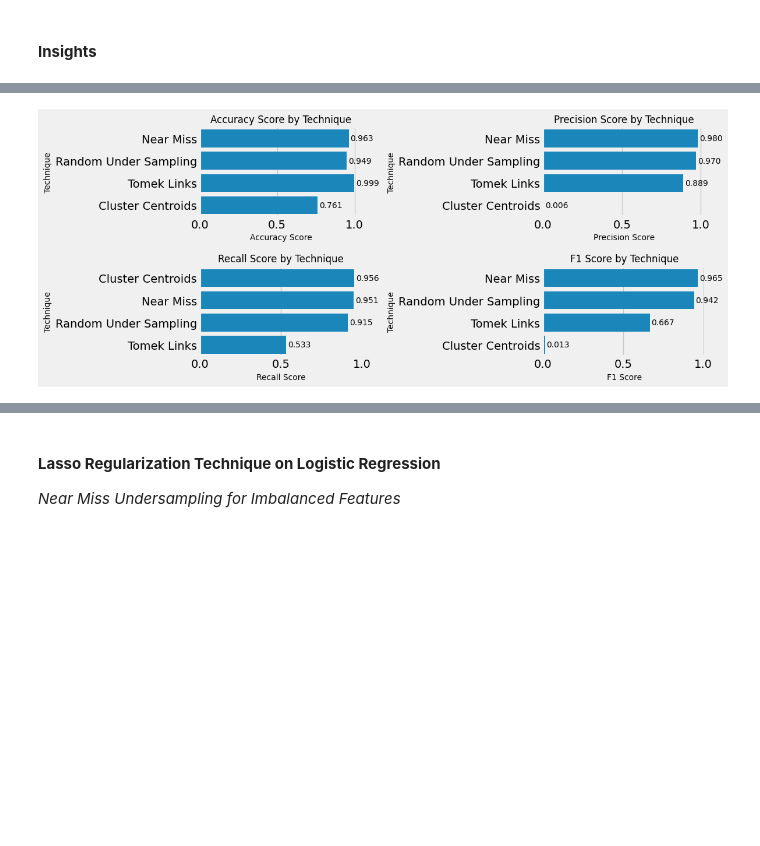
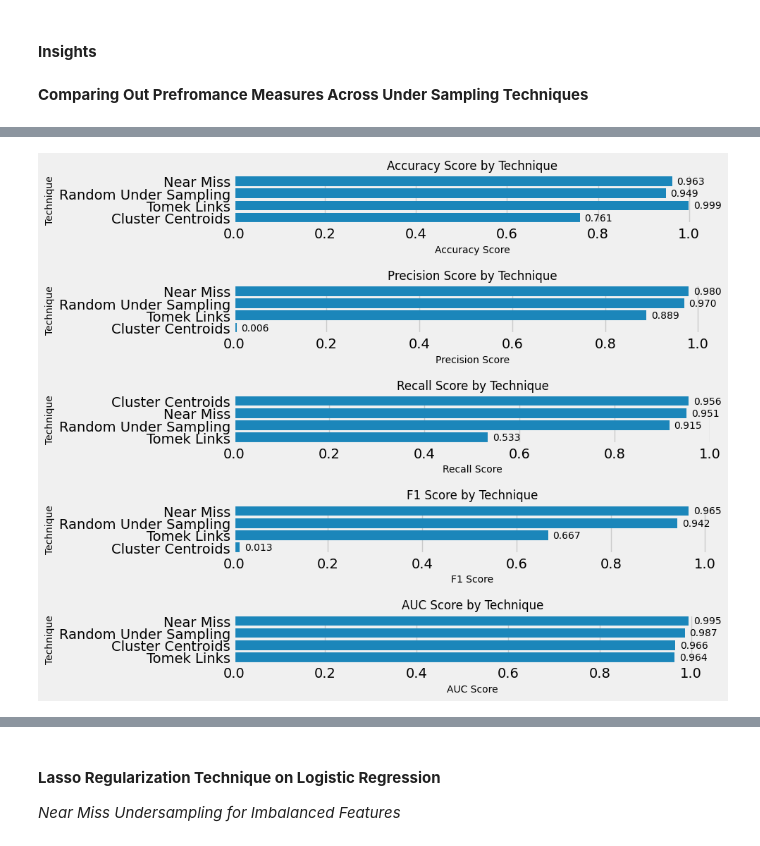
Before and after one commit to ZiadMAlsawy/ML_Project, a Jupyter notebook: Task_2.ipynb, the cells around one changed output, grey strips where cells are left out. Saved outputs shown, nothing was run; the diff lists cells and outputs as text; code cells hidden in the pictures; blank space fills up the shorter version.

```diff
--- a/Task_2.ipynb
+++ b/Task_2.ipynb
@@ -350,7 +351,7 @@ LR_Imbalanced = {
     'ROC Curve': roc_curve(y_test, y_pred_proba),
     'Confusion Matrix': confusion_matrix(y_test, y_pred_LR_Before_Imbalance),
     'Imbalnced Feature Statue': True,
-    'Technique': None
+    'Technique': "Imbalanced Features"
 }
 
 Logistic_Regression_Records = pd.concat([Logistic_Regression_Records, pd.DataFrame([LR_Imbalanced])], ignore_index=True)
@@ -445,6 +446,8 @@ LR_NM = {
 Logistic_Regression_Records = pd.concat([Logistic_Regression_Records, pd.DataFrame([LR_NM])], ignore_index=True)
 # %% [markdown]
 #### **Insights**
+# %% [markdown]
+**Comparing Out Prefromance Measures Across Under Sampling Techniques**
 # %%
 sorted_by_F1_Score = Logistic_Regression_Records.sort_values(by="F1 Score", ascending=False)
 sorted_by_F1_Score
@@ -458,76 +461,74 @@ sorted_by_F1_Score
 | 2 | Logistic Regression | 0.760688 | 0.006295 | 0.955556 | 0.012507 | 0.965747 | ([0.0, 0.00012355266873764474, 0.... | ... |
 # %%
 sorted_data = sorted_by_F1_Score.sort_values(by="F1 Score", ascending=False)
-
-fig, axes = plt.subplots(5, 1, figsize=(12, 5))
+fig, axes = plt.subplots(5, 1, figsize=(10,8))
 
 title_fontsize = 12
 label_fontsize = 10
 tick_fontsize = 8
 
-sns.barplot(data=sorted_data, y="Technique", x="Accuracy Score", ax=axes[0, 0], orient='h')
-axes[0, 1].set_title("Accuracy Score by Technique", fontsize=title_fontsize)
-axes[0, 0].set_xlabel("Accuracy Score", fontsize=label_fontsize)
-axes[0, 0].set_ylabel("Technique", fontsize=label_fontsize)
-for bar in axes[0, 0].patches:
-    axes[0, 0].text(
+sns.barplot(data=sorted_data, y="Technique", x="Accuracy Score", ax=axes[0], orient='h')
+axes[0].set_title("Accuracy Score by Technique", fontsize=title_fontsize)
+axes[0].set_xlabel("Accuracy Score", fontsize=label_fontsize)
+axes[0].set_ylabel("Technique", fontsize=label_fontsize)
+for bar in axes[0].patches:
+    axes[0].text(
         bar.get_width() + 0.01, bar.get_y() + bar.get_height() / 2,
         f"{bar.get_width():.3f}",
         fontsize=label_fontsize, va='center'
     )
 
 sorted_data = sorted_data.sort_values(by="Precision Score", ascending=False)
-sns.barplot(data=sorted_data, y="Technique", x="Precision Score", ax=axes[0, 1], orient='h')
-axes[0, 1].set_title("Precision Score by Technique", fontsize=title_fontsize)
-axes[0, 1].set_xlabel("Precision Score", fontsize=label_fontsize)
-axes[0, 1].set_ylabel("Technique", fontsize=label_fontsize)
-for bar in axes[0, 1].patches:
-    axes[0, 1].text(
+sns.barplot(data=sorted_data, y="Technique", x="Precision Score", ax=axes[1], orient='h')
+axes[1].set_title("Precision Score by Technique", fontsize=title_fontsize)
+axes[1].set_xlabel("Precision Score", fontsize=label_fontsize)
+axes[1].set_ylabel("Technique", fontsize=label_fontsize)
+for bar in axes[1].patches:
+    axes[1].text(
         bar.get_width() + 0.01, bar.get_y() + bar.get_height() / 2,
         f"{bar.get_width():.3f}",
         fontsize=label_fontsize, va='center'
     )
 
 sorted_data = sorted_data.sort_values(by="Recall Score", ascending=False)
-sns.barplot(data=sorted_data, y="Technique", x="Recall Score", ax=axes[1, 0], orient='h')
-axes[1, 0].set_title("Recall Score by Technique", fontsize=title_fontsize)
-axes[1, 0].set_xlabel("Recall Score", fontsize=label_fontsize)
-axes[1, 0].set_ylabel("Technique", fontsize=label_fontsize)
-for bar in axes[1, 0].patches:
-    axes[1, 0].text(
+sns.barplot(data=sorted_data, y="Technique", x="Recall Score", ax=axes[2], orient='h')
+axes[2].set_title("Recall Score by Technique", fontsize=title_fontsize)
+axes[2].set_xlabel("Recall Score", fontsize=label_fontsize)
+axes[2].set_ylabel("Technique", fontsize=label_fontsize)
+for bar in axes[2].patches:
+    axes[2].text(
         bar.get_width() + 0.01, bar.get_y() + bar.get_height() / 2,
         f"{bar.get_width():.3f}",
         fontsize=label_fontsize, va='center'
     )
 
 sorted_data = sorted_data.sort_values(by="F1 Score", ascending=False)
-sns.barplot(data=sorted_data, y="Technique", x="F1 Score", ax=axes[1, 1], orient='h')
-axes[1, 1].set_title("F1 Score by Technique", fontsize=title_fontsize)
-axes[1, 1].set_xlabel("F1 Score", fontsize=label_fontsize)
-axes[1, 1].set_ylabel("Technique", fontsize=label_fontsize)
-for bar in axes[1, 1].patches:
-    axes[1, 1].text(
+sns.barplot(data=sorted_data, y="Technique", x="F1 Score", ax=axes[3], orient='h')
+axes[3].set_title("F1 Score by Technique", fontsize=title_fontsize)
+axes[3].set_xlabel("F1 Score", fontsize=label_fontsize)
+axes[3].set_ylabel("Technique", fontsize=label_fontsize)
+for bar in axes[3].patches:
+    axes[3].text(
         bar.get_width() + 0.01, bar.get_y() + bar.get_height() / 2,
         f"{bar.get_width():.3f}",
         fontsize=label_fontsize, va='center'
     )
 
-
 sorted_data = sorted_data.sort_values(by="AUC Score", ascending=False)
-sns.barplot(data=sorted_data, y="Technique", x="AUC Score", ax=axes[1, 1], orient='h')
-axes[1, 1].set_title("AUC Score	by Technique", fontsize=title_fontsize)
-axes[1, 1].set_xlabel("AUC Score", fontsize=label_fontsize)
-axes[1, 1].set_ylabel("Technique", fontsize=label_fontsize)
-for bar in axes[1, 1].patches:
-    axes[1, 1].text(
+sns.barplot(data=sorted_data, y="Technique", x="AUC Score", ax=axes[4], orient='h')
+axes[4].set_title("AUC Score by Technique", fontsize=title_fontsize)
+axes[4].set_xlabel("AUC Score", fontsize=label_fontsize)
+axes[4].set_xlabel("AUC Score", fontsize=label_fontsize)
+axes[4].set_ylabel("Technique", fontsize=label_fontsize)
+for bar in axes[4].patches:
+    axes[4].text(
         bar.get_width() + 0.01, bar.get_y() + bar.get_height() / 2,
         f"{bar.get_width():.3f}",
         fontsize=label_fontsize, va='center'
     )
 
-
 plt.tight_layout()
 
 plt.show()
 # %% [output]
-[figure, old version]
+[figure, new version]
```
Also changed, not shown: parts of 6 cells of this notebook.
